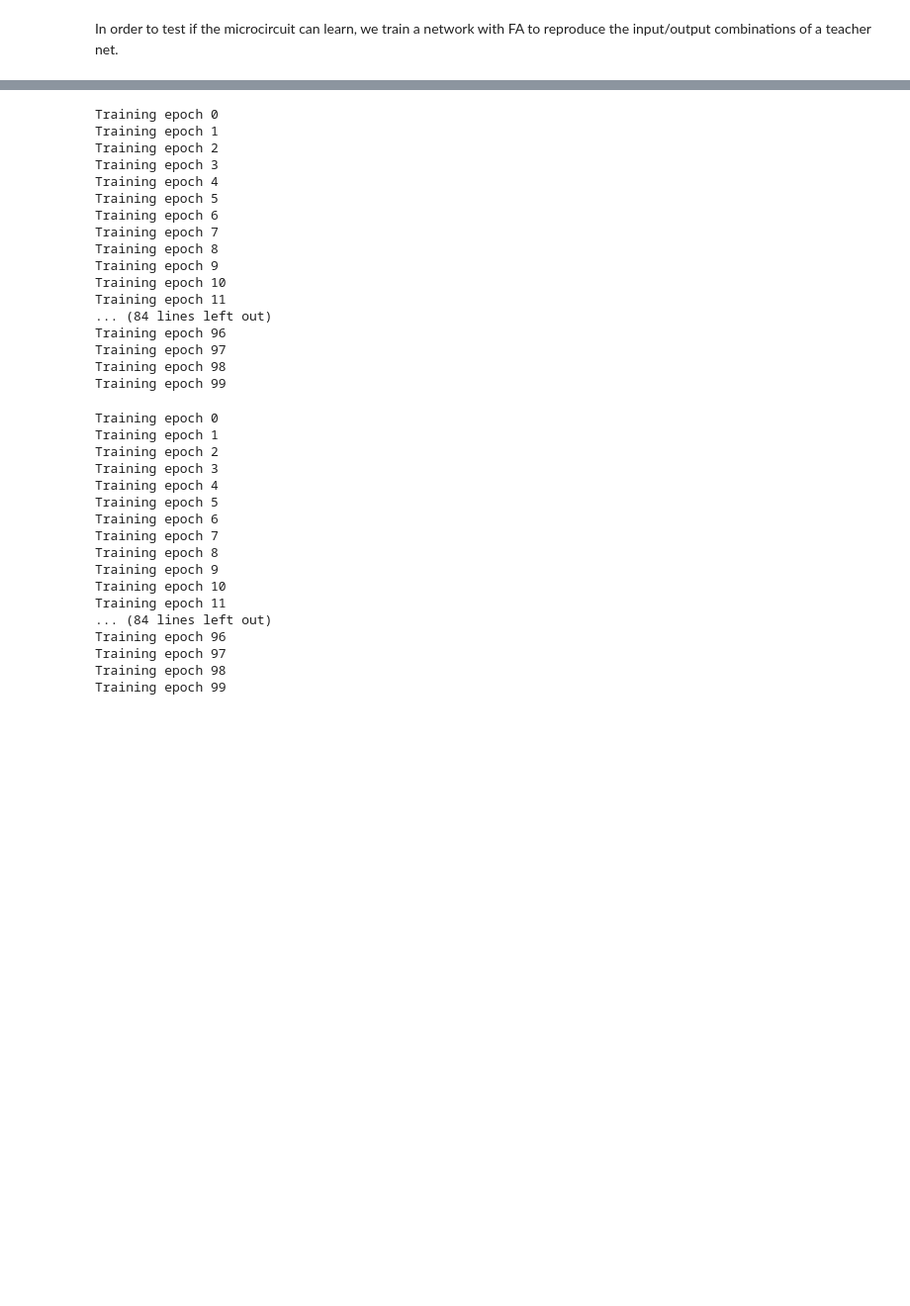
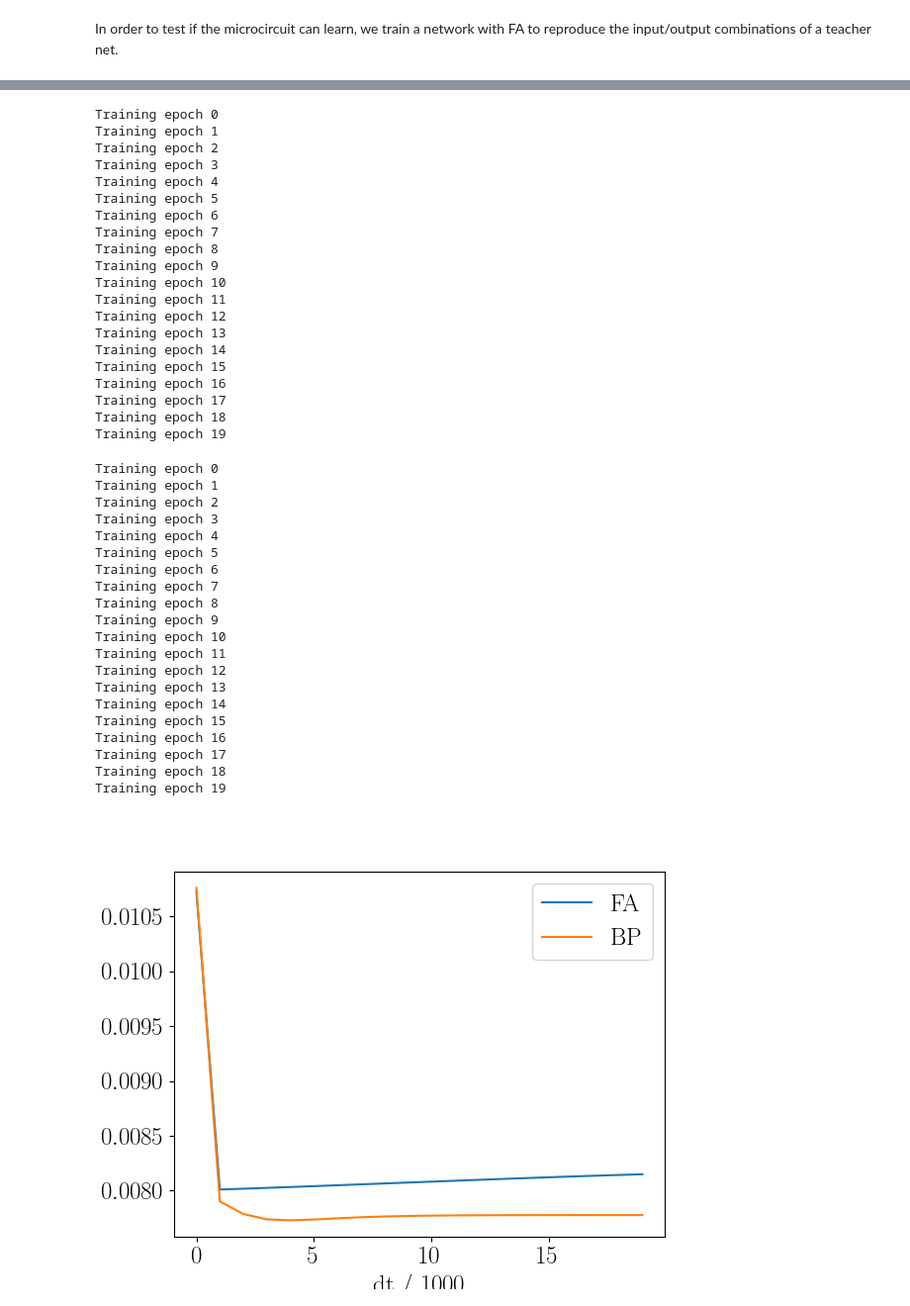
Before and after one commit to kma-code/Phaseless-Alignment-Learning, a Jupyter notebook: RtDeep/RtDeep simple demo.ipynb, the cells around one changed output, grey strips where cells are left out. Shown at 99% size. Cells and saved outputs as stored; diff of their text form; code cells hidden in the pictures; blank space fills up the shorter version.

```diff
--- a/RtDeep/RtDeep simple demo.ipynb
+++ b/RtDeep/RtDeep simple demo.ipynb
@@ -652,7 +653,7 @@ for i in range(1, len(layers)-1):
 # %%
 # We initialise the teacher in the self-predicting state
 
-mc3_teacher = model(dt, tauxi, Tpres, 'BP', logistic, d_logistic, layers,
+mc3_teacher = model(dt, tauxi, Tpres, 'FA', logistic, d_logistic, layers,
             uP_init=uP_init, uI_init=uI_init,
             WPP_init=WPP_init, WIP_init=WIP_init, BPP_init=BPP_init, BPI_init=BPI_init,
             gl=gl, gden=gden, gbas=gbas, gapi=gapi, gnI=gnI, gntgt=gntgt,
@@ -691,17 +692,19 @@ for i in range(1, len(layers)):
 uI_init = [np.random.normal(0, 1, size=layers[-1])]
 
 # forward pp weights: connects all layers k, k+1
+# Note: we init W > 0
 WPP_init = []
 for i in range(len(layers)-1):
-    WPP_init.append(np.random.uniform(-1, 1, size=(layers[i+1], layers[i])))
+    WPP_init.append(np.random.uniform(0, 1, size=(layers[i+1], layers[i])))
 
 # p to inter: connects N-1 to N
 WIP_init = [np.random.uniform(-1, 1, size=(layers[-1], layers[-2]))]
 
 # backwards p to p: connects N to k
+# Note: we init B < 0
 BPP_init = []
 for i in range(1, len(layers)-1):
-    BPP_init.append(np.random.uniform(-1, 1, size=(layers[i], layers[-1])))
+    BPP_init.append(np.random.uniform(-1, 0, size=(layers[i], layers[-1])))
 
 # backwards inter to p: connects N to k
 BPI_init = []
@@ -784,6 +767,7 @@ plt.show()
 uIbreve_FA_time_series = []
 uPbreve_FA_time_series = []
 WPP_FA_time_series = []
+loss_FA_time_series = []
 
 # a little pre-training: run for one Tpres with random input, such that the
 # somatic voltages converge
@@ -791,15 +775,17 @@ for i in range(int(Tpres/dt)):
     mc3_student_FA.evolve_system(r0=r0_random[i])
 
 for j in range(epochs):
-# for j in range(10):
     print(f"Training epoch {j}")
+    loss = 0.0
     for i in range(len(r0_random)):
         mc3_student_FA.evolve_system(r0=r0_random[i], u_tgt=[target_time_series[i]])
+        loss += MSE(mc3_student_FA.uP_breve[-1], target_time_series[-1]) / len(r0_random)
 
         uIbreve_FA_time_series.append(copy.deepcopy(mc3_student_FA.uI_breve))
         uPbreve_FA_time_series.append(copy.deepcopy(mc3_student_FA.uP_breve))
         WPP, _, _, _, = mc3_student_FA.get_weights()
         WPP_FA_time_series.append(copy.deepcopy(WPP))
+    loss_FA_time_series.append(loss)
 # %% [output]
 Training epoch 0
 Training epoch 1
@@ -813,17 +799,21 @@ Training epoch 8
 Training epoch 9
 Training epoch 10
 Training epoch 11
-... (84 lines left out)
-Training epoch 96
-Training epoch 97
-Training epoch 98
-Training epoch 99
+Training epoch 12
+Training epoch 13
+Training epoch 14
+Training epoch 15
+Training epoch 16
+Training epoch 17
+Training epoch 18
+Training epoch 19
 # %%
 # now, we give the same input to the BP student
 
 uIbreve_BP_time_series = []
 uPbreve_BP_time_series = []
 WPP_BP_time_series = []
+loss_BP_time_series = []
 
 # a little pre-training: run for one Tpres with random input, such that the
 # somatic voltages converge
@@ -831,15 +821,17 @@ for i in range(int(Tpres/dt)):
     mc3_student_BP.evolve_system(r0=r0_random[i])
 
 for j in range(epochs):
-# for j in range(10):
     print(f"Training epoch {j}")
+    loss = 0.0
     for i in range(len(r0_random)):
         mc3_student_BP.evolve_system(r0=r0_random[i], u_tgt=[target_time_series[i]])
+        loss += MSE(mc3_student_BP.uP_breve[-1], target_time_series[-1]) / len(r0_random)
 
         uIbreve_BP_time_series.append(copy.deepcopy(mc3_student_BP.uI_breve))
         uPbreve_BP_time_series.append(copy.deepcopy(mc3_student_BP.uP_breve))
         WPP, _, _, _, = mc3_student_BP.get_weights()
         WPP_BP_time_series.append(copy.deepcopy(WPP))
+    loss_BP_time_series.append(loss)
 # %% [output]
 Training epoch 0
 Training epoch 1
@@ -853,9 +845,26 @@ Training epoch 8
 Training epoch 9
 Training epoch 10
 Training epoch 11
-... (84 lines left out)
-Training epoch 96
-Training epoch 97
-Training epoch 98
-Training epoch 99
+Training epoch 12
+Training epoch 13
+Training epoch 14
+Training epoch 15
+Training epoch 16
+Training epoch 17
+Training epoch 18
+Training epoch 19
+# %%
+fig, ax = plt.subplots()
+# plt.tight_layout()
+ax.plot(loss_FA_time_series, label="FA")
+ax.plot(loss_BP_time_series, label="BP")
+plt.yscale('linear')
+label = 'dt / 1000'
+plt.xlabel(label)
+plt.ylabel("loss")
+plt.legend()
+# plt.title('$\cos(W^\mathrm{PP}_{student}, W^\mathrm{PP}_{teacher})$ to layer ' + str(i+1))
+plt.show()
+# %% [output]
+[figure, added]
 # %%
```
Also changed, not shown: parts of 21 cells of this notebook, 1 other file.
